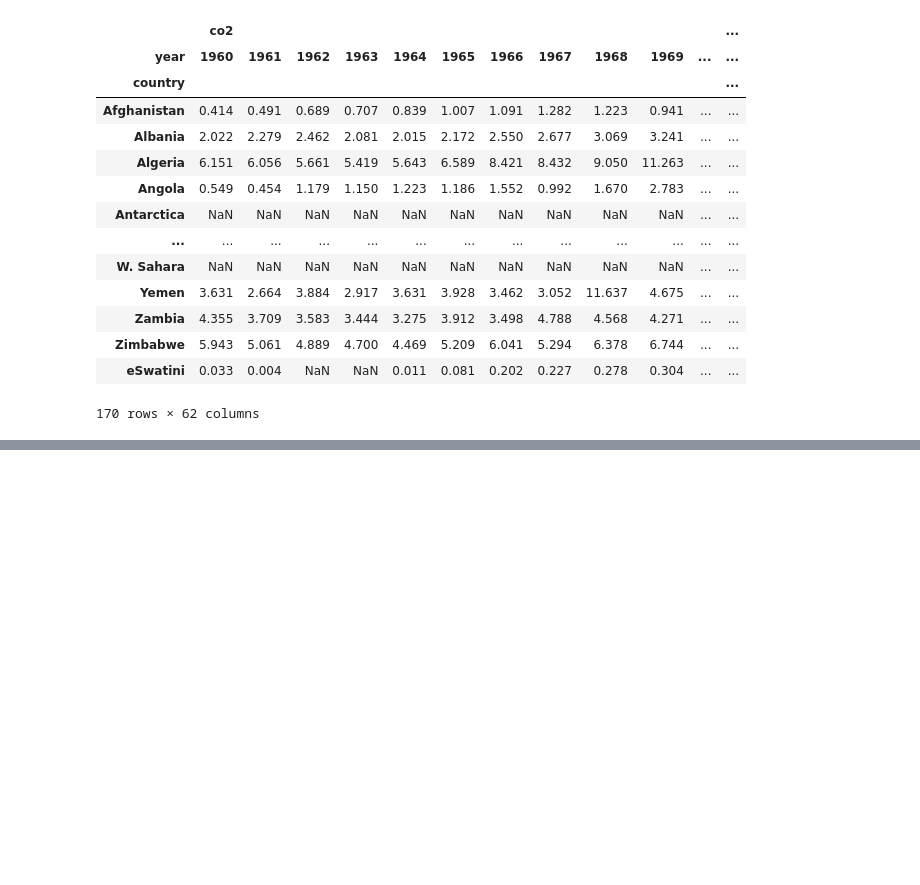
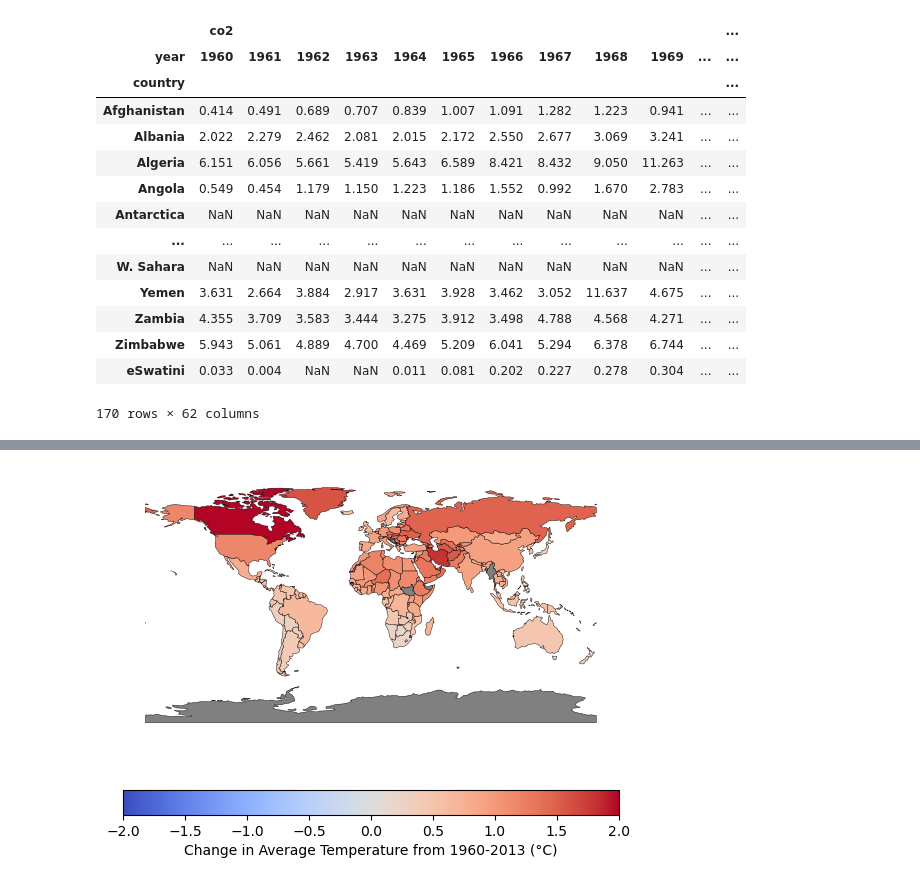
Before and after one commit to ubco-W2022T2-data301/project-group-group42, a Jupyter notebook: analysis/ungraded/cleaning.ipynb, the cells around one changed output, grey strips where cells are left out. Saved outputs shown, nothing was run; the diff lists cells and outputs as text; code cells hidden in the pictures; blank space fills up the shorter version.

```diff
--- a/analysis/ungraded/cleaning.ipynb
+++ b/analysis/ungraded/cleaning.ipynb
@@ -92,7 +93,7 @@ pivot
 # %%
 world.index = world["name"]
 world.drop(["index","iso_a3"],axis=1,inplace=True)
-for i in range(1960,2022):
+for i in range(1960,2014):
     curr = f"{i}_co2"
     world[curr] = pivot["co2",i]
 world
@@ -133,5 +128,5 @@ pivoted_df = (temp_df.sort_values(by=["Country","year"])
 # %%
 list2 = pivoted_df["Country"].tolist()
 pivoted_df = pivoted_df[pivoted_df["Country"].isin(world["name"].unique().tolist())] #Gets rid of any country which is not in world data (basically small island nations)
-pivoted_df = pivoted_df.pivot(index="Country",columns=["year"],values=["AverageTemperature"]) #pivots so each country is a row and the temperature at each year is the columns
-pivoted_df
+pivoted_df = pd.pivot_table(pivoted_df,index="Country",columns="year",values="AverageTemperature").reset_index()
+pivoted_df.index = pivoted_df["Country"]
@@ -205,0 +152,6 @@ array(['Albania', 'Andorra', 'Austria', 'Belarus', 'Belgium',
+# %%
+tempColumnNames = {}
+for i in range(1960,2014):
+   tempColumnNames[i] = f"{i}_temp"
+world = world.rename(columns=tempColumnNames)
+world
@@ -205,0 +172,6 @@ array(['Albania', 'Andorra', 'Austria', 'Belarus', 'Belgium',
+# %%
+#Delta Temp is the average temp from 1960-1964 subtracted from the average temp of 2009-2013
+world["delta_temp"] = world.iloc[:,109:114].mean(axis=1) - world.iloc[:,60:65].mean(axis=1)
+#TotalCo2 is the amount of co2 emitted from 1960-2013
+world['totalCo2'] = world.iloc[:,5:59].sum(axis=1)
+world.iloc[:,113:]
@@ -205,0 +192,17 @@ array(['Albania', 'Andorra', 'Austria', 'Belarus', 'Belgium',
+# %%
+missing_kwds = dict(color='grey', label='No Data')
+fig, ax= plt.subplots(1,1)
+deltaTempPlot = world.plot(column="delta_temp",
+           ax=ax,
+           legend=True,
+            edgecolor='k',
+            linewidth=0.3,
+           cmap="coolwarm",
+           legend_kwds={"label":"Change in Average Temperature from 1960-2013 (°C)",
+                        "orientation":"horizontal"},
+            vmin=-2,
+            vmax=2,
+            missing_kwds=missing_kwds)
+deltaTempPlot.set_axis_off()
+# %% [output]
+[figure, added]
```
Also changed, not shown: parts of 13 cells of this notebook, 1 other file.
